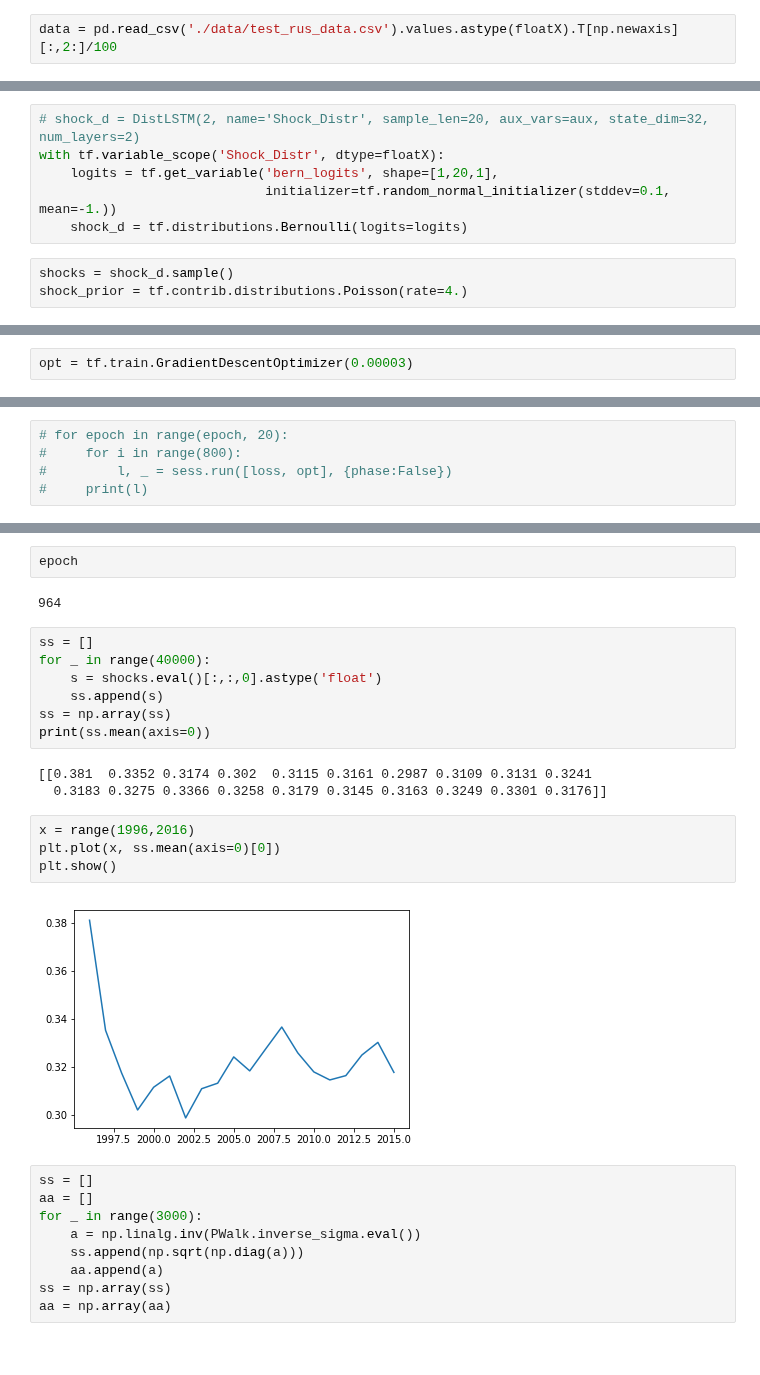
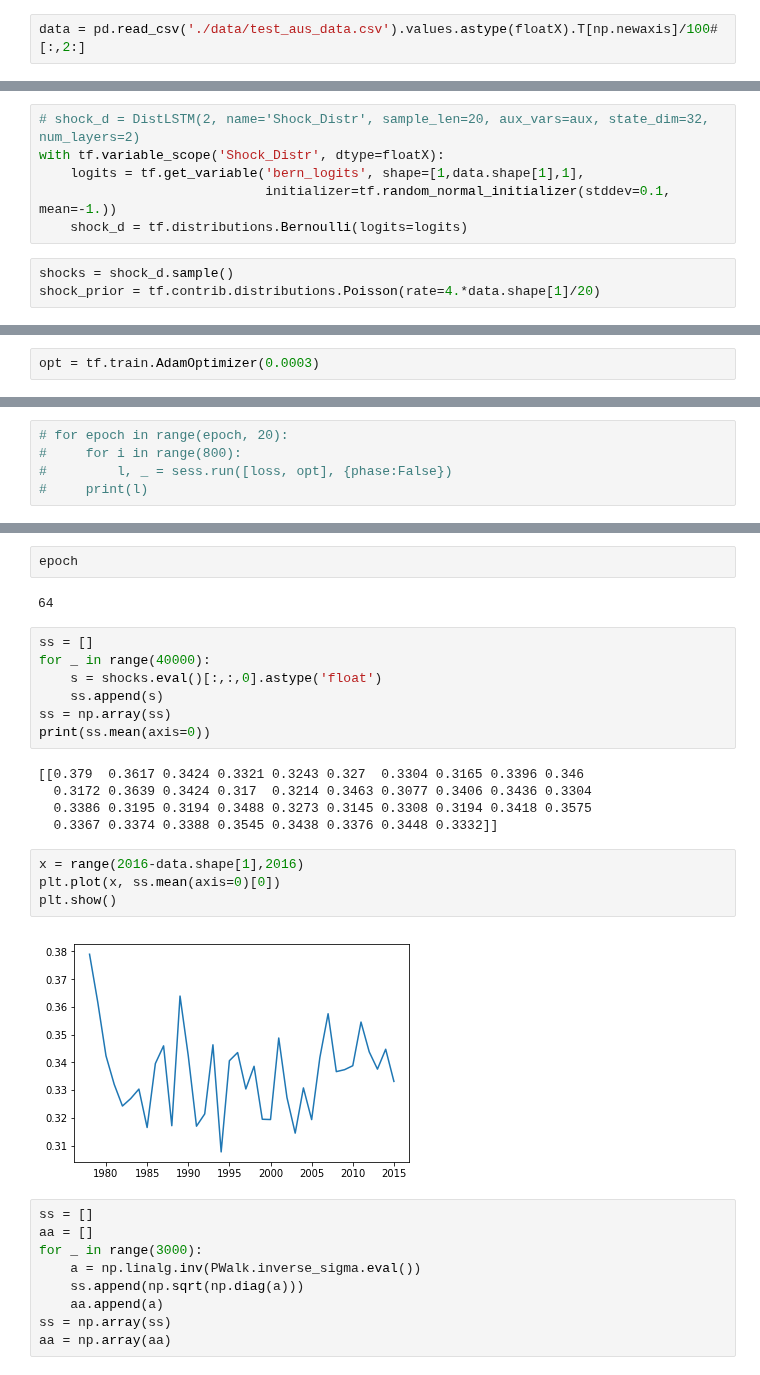
Before and after one commit to npetrenko/real_nvp, a Jupyter notebook: dlstm_test.ipynb, the cells around one changed output, grey strips where cells are left out. Drawn from its saved outputs; the diff is of its cells as text.

Commit message:
added australian data

```diff
--- a/dlstm_test.ipynb
+++ b/dlstm_test.ipynb
@@ -20,7 +20,7 @@ Use the retry module or similar alternatives.
 # %%
 # floatX = flows.floatX.
 # %%
-data = pd.read_csv('./data/test_rus_data.csv').values.astype(floatX).T[np.newaxis][:,2:]/100
+data = pd.read_csv('./data/test_aus_data.csv').values.astype(floatX).T[np.newaxis]/100#[:,2:]
 # %%
 stds = (data[0,1:] - data[0,:-1]).std(axis=0)
 print(stds)
@@ -140,12 +144,12 @@ aux
 # %%
 # shock_d = DistLSTM(2, name='Shock_Distr', sample_len=20, aux_vars=aux, state_dim=32, num_layers=2)
 with tf.variable_scope('Shock_Distr', dtype=floatX):
-    logits = tf.get_variable('bern_logits', shape=[1,20,1],
+    logits = tf.get_variable('bern_logits', shape=[1,data.shape[1],1],
                              initializer=tf.random_normal_initializer(stddev=0.1, mean=-1.))
     shock_d = tf.distributions.Bernoulli(logits=logits)
 # %%
 shocks = shock_d.sample()
-shock_prior = tf.contrib.distributions.Poisson(rate=4.)
+shock_prior = tf.contrib.distributions.Poisson(rate=4.*data.shape[1]/20)
 # %%
 num_shocks = tf.reduce_sum(tf.cast(shocks[:,:,0], tf.float32))
 tf.summary.scalar('num_shocks', num_shocks)
@@ -250,7 +254,7 @@ tf.summary.scalar('KLd', KLd)
 # %% [output]
 <tf.Tensor 'KLd:0' shape=() dtype=string>
 # %%
-opt = tf.train.GradientDescentOptimizer(0.00003)
+opt = tf.train.AdamOptimizer(0.0003)
 # %%
 opt = [opt.apply_gradients(updates), cv_op]
 # %%
@@ -321,7 +308,7 @@ KeyboardInterrupt:
 # %%
 epoch
 # %% [output]
-964
+64
 # %%
 ss = []
 for _ in range(40000):
@@ -330,14 +317,16 @@ for _ in range(40000):
 ss = np.array(ss)
 print(ss.mean(axis=0))
 # %% [output]
-[[0.381  0.3352 0.3174 0.302  0.3115 0.3161 0.2987 0.3109 0.3131 0.3241
-  0.3183 0.3275 0.3366 0.3258 0.3179 0.3145 0.3163 0.3249 0.3301 0.3176]]
+[[0.379  0.3617 0.3424 0.3321 0.3243 0.327  0.3304 0.3165 0.3396 0.346
+  0.3172 0.3639 0.3424 0.317  0.3214 0.3463 0.3077 0.3406 0.3436 0.3304
+  0.3386 0.3195 0.3194 0.3488 0.3273 0.3145 0.3308 0.3194 0.3418 0.3575
+  0.3367 0.3374 0.3388 0.3545 0.3438 0.3376 0.3448 0.3332]]
 # %%
-x = range(1996,2016)
+x = range(2016-data.shape[1],2016)
 plt.plot(x, ss.mean(axis=0)[0])
 plt.show()
 # %% [output]
-[figure, old version]
+[figure, new version]
 # %%
 ss = []
 aa = []
```
Also changed, not shown: parts of 11 cells of this notebook, 1 other file.
